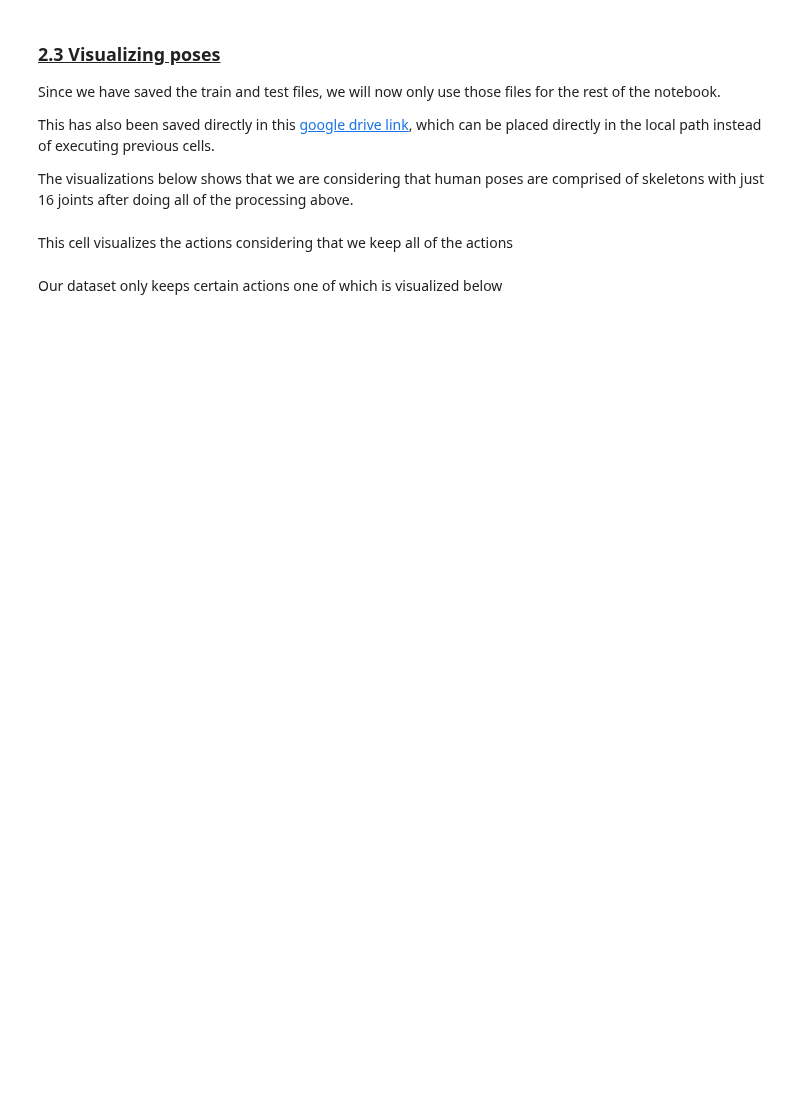
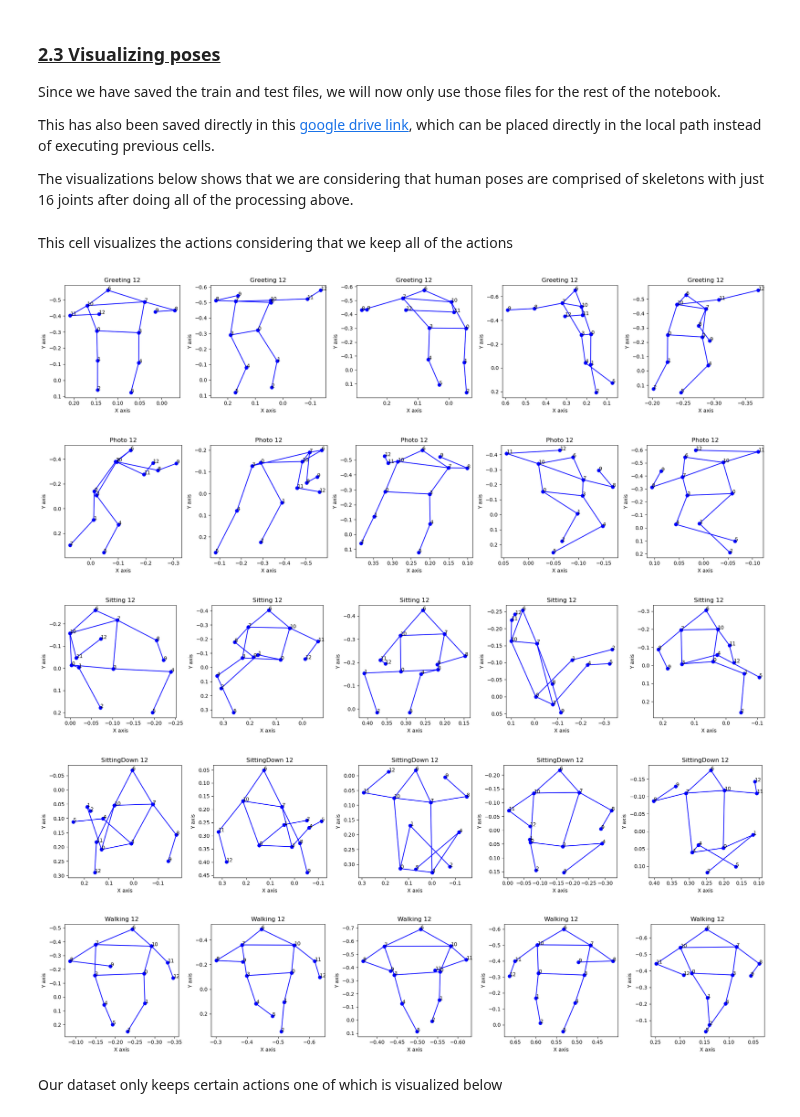
Before and after one commit to ParasharaRamesh/Poseidon, a Jupyter notebook: poseidon.ipynb, the cells around one changed output. Saved outputs shown, nothing was run; the diff lists cells and outputs as text; code cells hidden in the pictures; blank space fills up the shorter version.

```diff
--- a/poseidon.ipynb
+++ b/poseidon.ipynb
@@ -234,12 +271,16 @@ The visualizations below shows that we are considering that human poses are comp
 This cell visualizes the actions considering that we keep all of the actions
 # %%
 from utils.visualization_utils import visualize_2d_pose_actions
-
-keep_actions = []
 out_poses_3d, out_poses_2d, out_actions = create_train_test_files(subjects_test, dataset, keypoints, "test", None,  keep_actions=keep_actions)
 for action in np.unique(out_actions):
     out_poses_2d_action = out_poses_2d[out_actions == action]
     visualize_2d_pose_actions(out_poses_2d_action, action=action)
+# %% [output]
+[figure, added]
+[figure, added]
+[figure, added]
+[figure, added]
+[figure, added]
 # %% [markdown]
 Our dataset only keeps certain actions one of which is visualized below
 # %%
```
Also changed, not shown: parts of 27 cells of this notebook, 18 other files.
